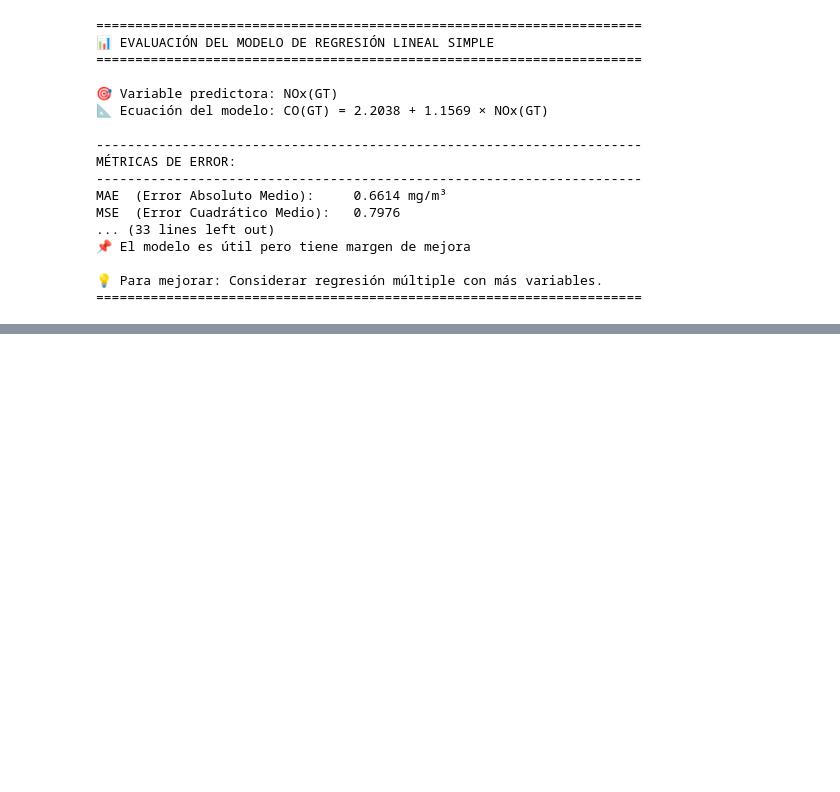
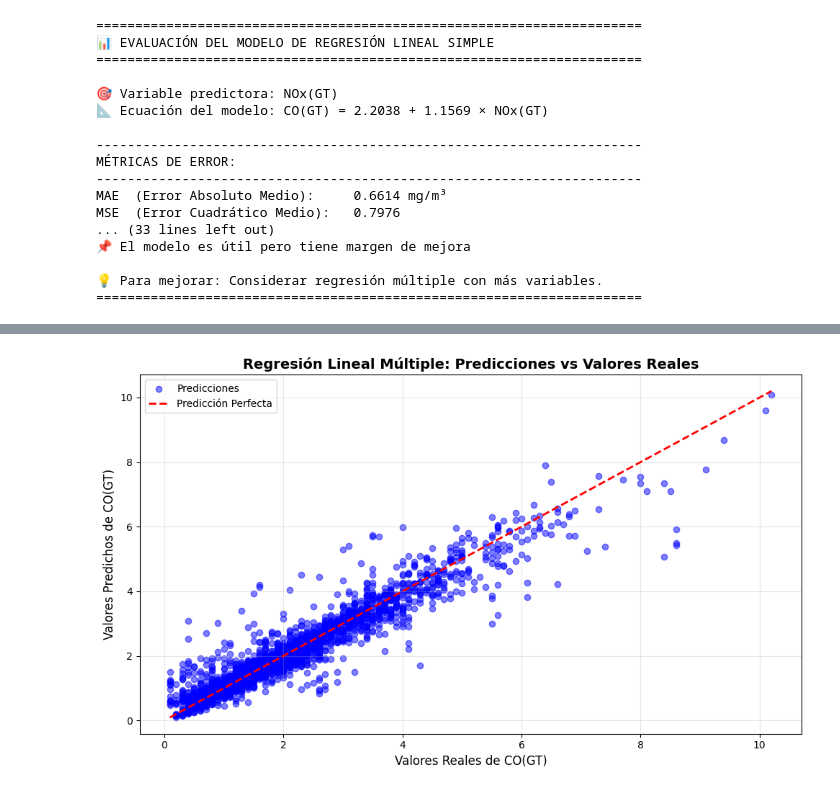
Before and after one commit to mysticBel/machine_learning_labs, a Jupyter notebook: parte2/lab_activ_1/Laboratorio_Actividad_1_publicar.ipynb, the cells around one changed output, grey strips where cells are left out. Drawn from its saved outputs; the diff is of its cells as text; code cells hidden in the pictures; blank space fills up the shorter version.

```diff
--- a/parte2/lab_activ_1/Laboratorio_Actividad_1_publicar.ipynb
+++ b/parte2/lab_activ_1/Laboratorio_Actividad_1_publicar.ipynb
@@ -1444,0 +1868,38 @@ MSE  (Error Cuadrático Medio):   0.7976
+# %%
+# ============================================================
+# GRÁFICO 2: Visualizar qué tan bien predice el modelo
+# ============================================================
+
+# PASO INTERNO G2.1: Crear el gráfico
+# Le decimos a matplotlib que prepare un espacio para dibujar
+plt.figure(figsize=(10, 6))
+
+# PASO INTERNO G2.2: Dibujar los puntos de predicción
+# Cada punto representa: eje X = valor real, eje Y = predicción del modelo
+# Si el modelo predice perfecto, el punto está sobre la línea roja
+plt.scatter(y_test, y_pred_multiple, alpha=0.5, color='blue', label='Predicciones')
+
+# PASO INTERNO G2.3: Dibujar la línea de predicción perfecta
+# Esta línea roja representa dónde estarían los puntos si el modelo predijera perfecto
+# Calculamos el rango de valores (desde el mínimo hasta el máximo)
+min_val = min(y_test.min(), y_pred_multiple.min())
+max_val = max(y_test.max(), y_pred_multiple.max())
+plt.plot([min_val, max_val], [min_val, max_val], 'r--', linewidth=2, label='Predicción Perfecta')
+
+# PASO INTERNO G2.4: Personalizar el gráfico
+plt.xlabel('Valores Reales de CO(GT)', fontsize=12)
+plt.ylabel('Valores Predichos de CO(GT)', fontsize=12)
+plt.title('Regresión Lineal Múltiple: Predicciones vs Valores Reales', fontsize=14, fontweight='bold')
+plt.legend()
+plt.grid(True, alpha=0.3)
+
+# PASO INTERNO G2.5: Mostrar el gráfico
+plt.tight_layout()
+plt.show()
+
+# INTERPRETACIÓN:
+# - Puntos cerca de la línea roja = buenas predicciones
+# - Puntos lejos de la línea roja = errores grandes
+# - Dispersión uniforme = el modelo funciona bien en todo el rango
+# %% [output]
+[figure, added]
```
Also changed, not shown: parts of 19 cells of this notebook.
